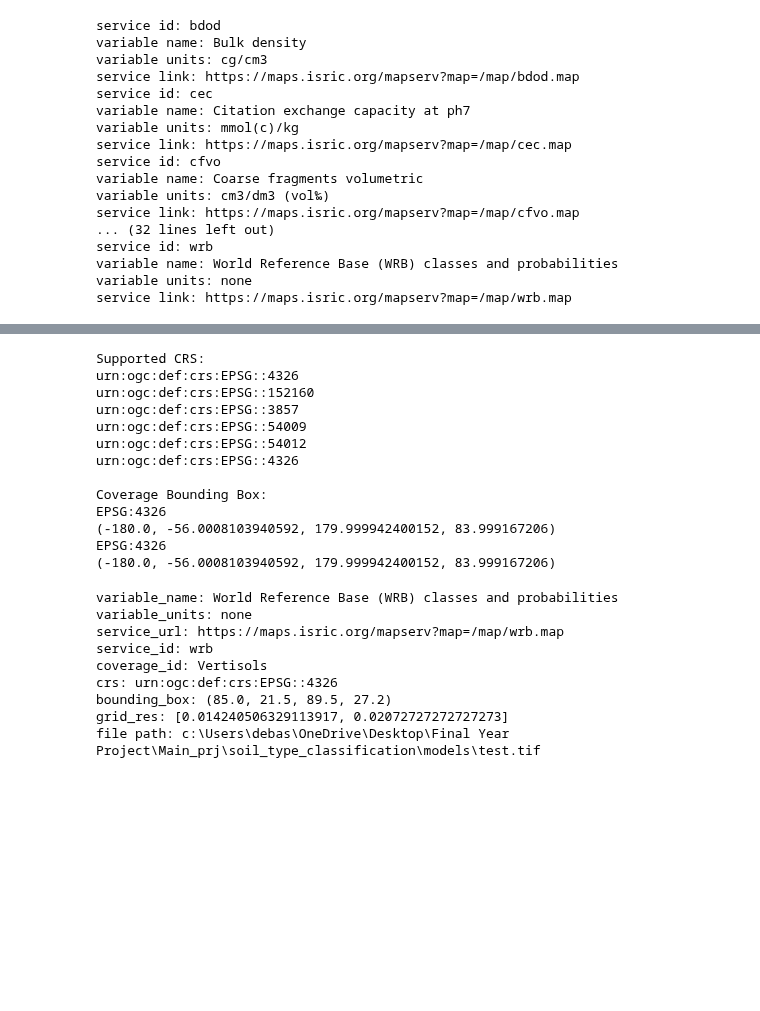
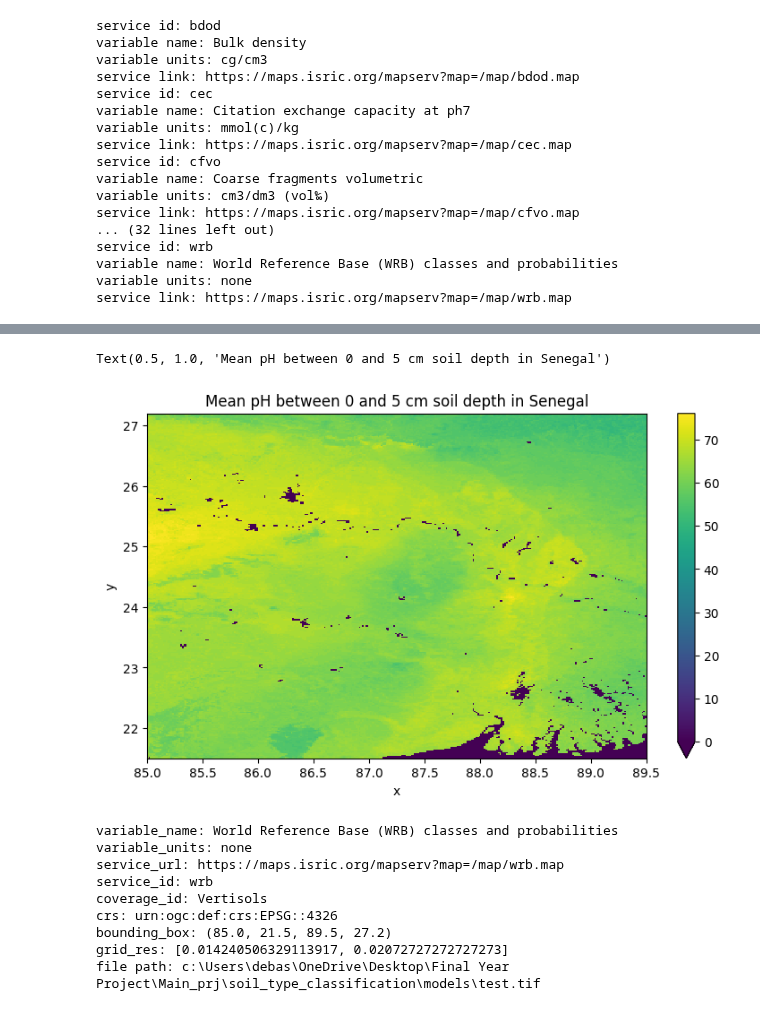
Before and after one commit to Souvik-Dutta12/Final-Yr-Project, a Jupyter notebook: ML/soil_type_classification/models/soilgrid.ipynb, the cells around one changed output, grey strips where cells are left out. Drawn from its saved outputs; the diff is of its cells as text; code cells hidden in the pictures; blank space fills up the shorter version.

```diff
--- a/ML/soil_type_classification/models/soilgrid.ipynb
+++ b/ML/soil_type_classification/models/soilgrid.ipynb
@@ -23,6 +23,22 @@ service id: wrb
 variable name: World Reference Base (WRB) classes and probabilities
 variable units: none
 service link: https://maps.isric.org/mapserv?map=/map/wrb.map
+# %%
+crs = "urn:ogc:def:crs:EPSG::4326"
+west, south, east, north = [85.0, 21.5, 89.5, 27.2]
+width = 316
+height = 275
 # %%
-
-soil_grids.get_coverage_list("wrb")
+data = soil_grids.get_coverage_data(
+    service_id="phh2o",
+    coverage_id="phh2o_0-5cm_mean",
+    west=west,
+    south=south,
+    east=east,
+    north=north,
+    crs=crs,
+    local_file=False,
+    output="test.tif",
+    height=height,
+    width=width
+)
@@ -47,19 +61,9 @@ Vertisols
 # %%
-soil_grids.get_coverage_info("wrb", "Fluvisols")
+data.plot(figsize=(9, 5), vmin=0)
+plt.title("Mean pH between 0 and 5 cm soil depth in Senegal")
 # %% [output]
-Supported CRS:
-urn:ogc:def:crs:EPSG::4326
-urn:ogc:def:crs:EPSG::152160
-urn:ogc:def:crs:EPSG::3857
-urn:ogc:def:crs:EPSG::54009
-urn:ogc:def:crs:EPSG::54012
-urn:ogc:def:crs:EPSG::4326
-
-Coverage Bounding Box:
-EPSG:4326
-(-180.0, -56.0008103940592, 179.999942400152, 83.999167206)
-EPSG:4326
-(-180.0, -56.0008103940592, 179.999942400152, 83.999167206)
+Text(0.5, 1.0, 'Mean pH between 0 and 5 cm soil depth in Senegal')
+[figure, added]
 # %%
 crs = "urn:ogc:def:crs:EPSG::4326"
 west, south, east, north = [85.0, 21.5, 89.5, 27.2]
```
Also changed, not shown: parts of 3 cells of this notebook, 3 other files.
